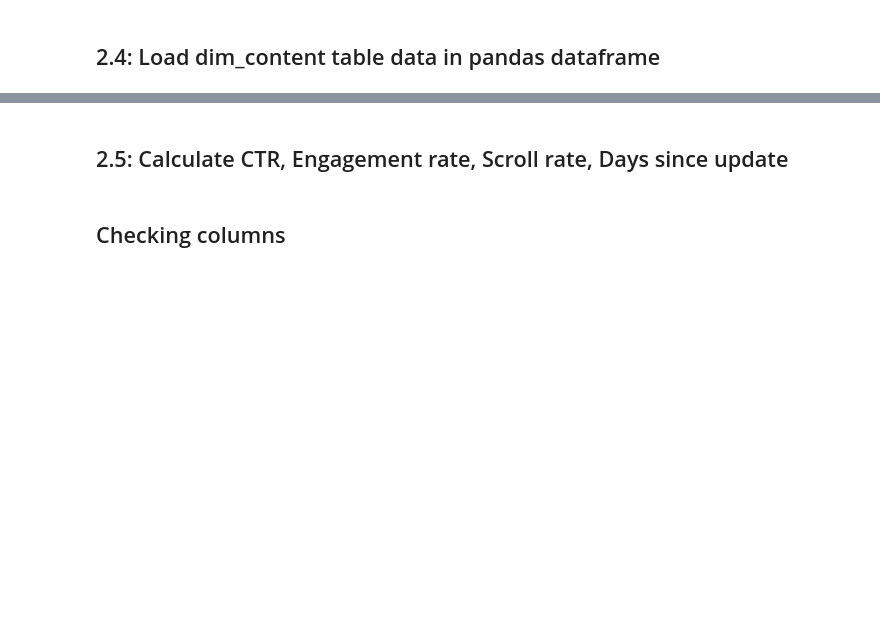
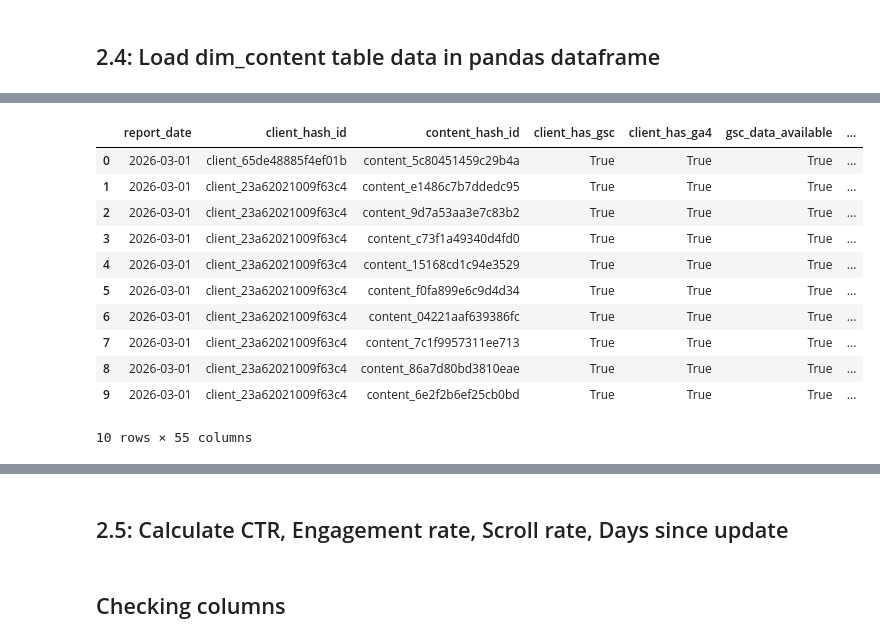
Before and after one commit to MuhammadFaizan0023/FlyRank_ML_internship_repo, a Jupyter notebook: work/notebooks/w04_baseline_score.ipynb, the cells around one changed output, grey strips where cells are left out. Saved outputs shown, nothing was run; the diff lists cells and outputs as text; code cells hidden in the pictures; blank space fills up the shorter version.

```diff
--- a/work/notebooks/w04_baseline_score.ipynb
+++ b/work/notebooks/w04_baseline_score.ipynb
@@ -149,8 +149,7 @@ fact_query_90d            2,414,248 rows
 <h2>2.3: Taken sample 90day window data from fact_daily</h2>
 # %%
 clients_last_3m = con.sql(f"""
-    SELECT report_date, client_hash_id, content_hash_id, gsc_impressions, gsc_clicks, gsc_avg_position,
-    ga4_pageviews, ga4_sessions, ga4_engaged_sessions, scroll_events
+    SELECT *
     FROM {TABLES['fact_daily']}
     WHERE report_date >= '2026-03-01'
       AND report_date <= '2026-05-30'
@@ -186,6 +207,6 @@ np.int64(0)
 <h2>2.4: Load dim_content table data in pandas dataframe</h2>
 # %%
 dimf_content = con.sql(f"""
-    SELECT client_hash_id, content_hash_id, content_updated_date
+    SELECT *
     FROM {TABLES['dim_content']}
 """).df()
@@ -191,0 +236,6 @@ dimf_content = con.sql(f"""
+# %%
+combined_data = clients_last_3m.merge(
+    dimf_content,
+    on=("client_hash_id", "content_hash_id"),
+    how="left"   # or "left" / "outer" depending on what you want to keep
+)
@@ -191,0 +269,17 @@ dimf_content = con.sql(f"""
+# %%
+combined_data = combined_data.sort_values("report_date").reset_index(drop=True)
+# %%
+combined_data.head(10)
+# %% [output]
+|  | report_date | client_hash_id | content_hash_id | client_has_gsc | client_has_ga4 | gsc_data_available | ... |
+| 0 | 2026-03-01 | client_65de48885f4ef01b | content_5c80451459c29b4a | True | True | True | ... |
+| 1 | 2026-03-01 | client_23a62021009f63c4 | content_e1486c7b7ddedc95 | True | True | True | ... |
+| 2 | 2026-03-01 | client_23a62021009f63c4 | content_9d7a53aa3e7c83b2 | True | True | True | ... |
+| 3 | 2026-03-01 | client_23a62021009f63c4 | content_c73f1a49340d4fd0 | True | True | True | ... |
+| 4 | 2026-03-01 | client_23a62021009f63c4 | content_15168cd1c94e3529 | True | True | True | ... |
+| 5 | 2026-03-01 | client_23a62021009f63c4 | content_f0fa899e6c9d4d34 | True | True | True | ... |
+| 6 | 2026-03-01 | client_23a62021009f63c4 | content_04221aaf639386fc | True | True | True | ... |
+| 7 | 2026-03-01 | client_23a62021009f63c4 | content_7c1f9957311ee713 | True | True | True | ... |
+| 8 | 2026-03-01 | client_23a62021009f63c4 | content_86a7d80bd3810eae | True | True | True | ... |
+| 9 | 2026-03-01 | client_23a62021009f63c4 | content_6e2f2b6ef25cb0bd | True | True | True | ... |
+10 rows × 55 columns
```
Also changed, not shown: parts of 28 cells of this notebook.
